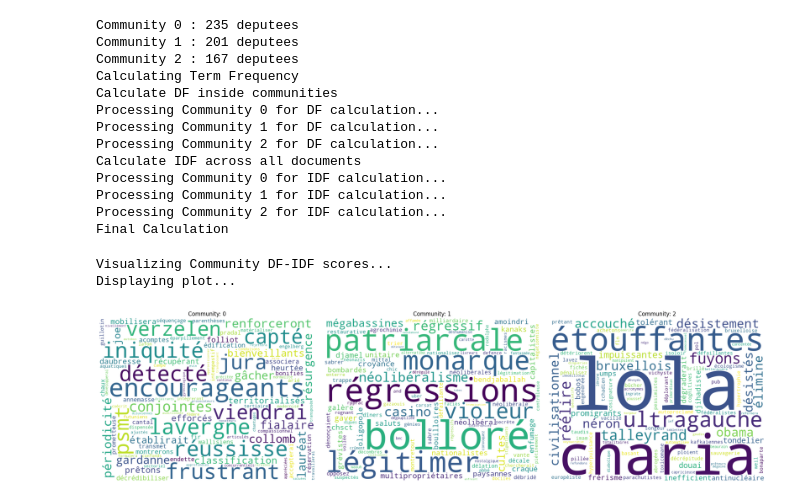
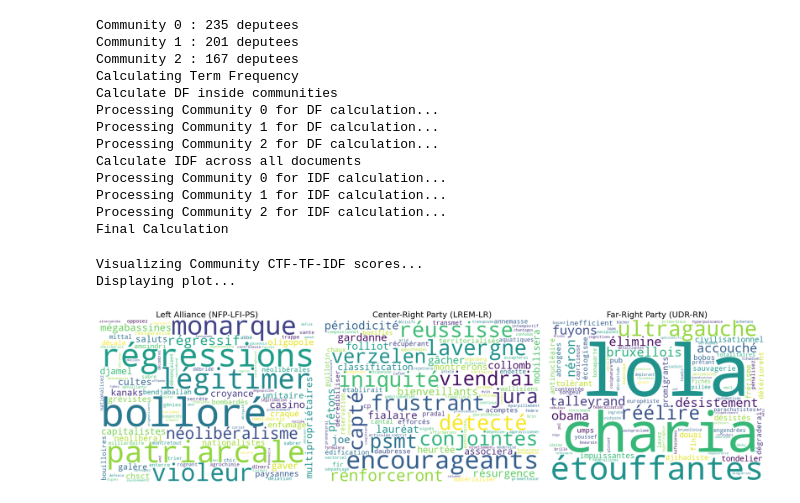
Before and after one commit to PierreHollebeque/02805_SocialGraph_Project, a Jupyter notebook: nlp_processing.ipynb, the cells around one changed output. Drawn from its saved outputs; the diff is of its cells as text; code cells hidden in the pictures.

Commit message:
images + small modif nlp

```diff
--- a/nlp_processing.ipynb
+++ b/nlp_processing.ipynb
@@ -219,37 +219,37 @@ for comm_name, counter in community_counters.items():
             augmented_tfs_for_com[word] = TF(count,max_freq_in_comm)
     doc_tfs[comm_name] = augmented_tfs_for_com
 
-# --- STEP 3: Calculate Document Frequency (DF) within each community ---
+# --- STEP 3: Calculate Community Term Frequency (DF) within each community ---
 # Here, DF is the number of deputies in a community who use a specific word.
-def DF(word,N):
-    word_appearance = df_number_sharing_inside_communities[i].get(word, 0)
+def CTF(word,N):
+    word_appearance = ctf_number_sharing_inside_communities[i].get(word, 0)
     K=0.985
     return word_appearance / N
     # return math.log( K*N / (N-word_appearance + 1))/math.log(N)
 
 print('Calculate DF inside communities')
-df_inside_communities = {}
-df_number_sharing_inside_communities = {}
+ctf_inside_communities = {}
+ctf_number_sharing_inside_communities = {}
 for i, community in enumerate(communities):
-    df_inside = Counter()
+    ctf_inside = Counter()
     print(f"Processing Community {i} for DF calculation...")
     for deputee_id in community:
-            df_inside.update(deputy_words[deputee_id].keys())
-    df_number_sharing_inside_communities[i] = df_inside
+            ctf_inside.update(deputy_words[deputee_id].keys())
+    ctf_number_sharing_inside_communities[i] = ctf_inside
 
-for i,df_inside in df_number_sharing_inside_communities.items():
+for i,ctf_inside in ctf_number_sharing_inside_communities.items():
     number_deputies = len(communities[i])
-    df_inside = df_inside.copy()
-    for word in df_inside.keys():
-        df_inside[word] = DF(word,number_deputies)
-    df_inside_communities[i] = df_inside
+    ctf_inside = ctf_inside.copy()
+    for word in ctf_inside.keys():
+        ctf_inside[word] = CTF(word,number_deputies)
+    ctf_inside_communities[i] = ctf_inside
 
 
 # --- STEP 4: Calculate Inverse Document Frequency (IDF) across communities ---
 # This measures how unique a word is across all communities.
 def IDF(word,N):
     word_appearance = all_words_frequency.get(word, num_communities)
-    return math.log( N / (word_appearance + 1)) / math.log(N)
+    return math.log( N / (word_appearance + 1)) #/ math.log(N)
 
 print('Calculate IDF across all documents')
 all_words_frequency = Counter()
@@ -265,15 +265,15 @@ for word in all_words_frequency:
 # --- STEP 5: Calculate the final Community DF-IDF score ---
 # The score is the product of the intra-community DF and the inter-community IDF.
 print('Final Calculation')
-community_df_idf_scores = {}
+community_ctf_idf_scores = {}
 for i in range(num_communities):
-    community_df_idf_scores[i] = {}
+    community_ctf_idf_scores[i] = {}
     for word in all_words:
         term_freq = doc_tfs[i].get(word,0)
         idf = community_idf_scores.get(word, 0)
-        df_inside_community = df_inside_communities[i].get(word,0)
+        ctf_inside_community = ctf_inside_communities[i].get(word,0)
         # We use the raw document frequency as the 'term frequency' component
-        community_df_idf_scores[i][word] = term_freq * idf * df_inside_community
+        community_ctf_idf_scores[i][word] = term_freq * idf * ctf_inside_community
 # %% [output]
 Community 0 : 235 deputees
 Community 1 : 201 deputees
@@ -288,11 +288,16 @@ Processing Community 0 for IDF calculation...
 Processing Community 1 for IDF calculation...
 Processing Community 2 for IDF calculation...
 Final Calculation
+# %%
+community_ctf_idf_scores_bis = {}
+community_ctf_idf_scores_bis['Left Alliance (NFP-LFI-PS)'] = community_ctf_idf_scores[1]
+community_ctf_idf_scores_bis['Center-Right Party (LREM-LR)'] = community_ctf_idf_scores[0]
+community_ctf_idf_scores_bis['Far-Right Party (UDR-RN)'] = community_ctf_idf_scores[2]
 # %%
 # --- STEP 6: Visualize the results using the provided plotting function ---
-print("\nVisualizing Community DF-IDF scores...")
-plot_community_wordclouds(community_df_idf_scores)
+print("\nVisualizing Community CTF-TF-IDF scores...")
+plot_community_wordclouds(community_ctf_idf_scores_bis)
 # %% [output]
-Visualizing Community DF-IDF scores...
+Visualizing Community CTF-TF-IDF scores...
 Displaying plot...
-[figure, old version]
+[figure, new version]
```
Also changed, not shown: parts of 3 cells of this notebook, 2 other files.
